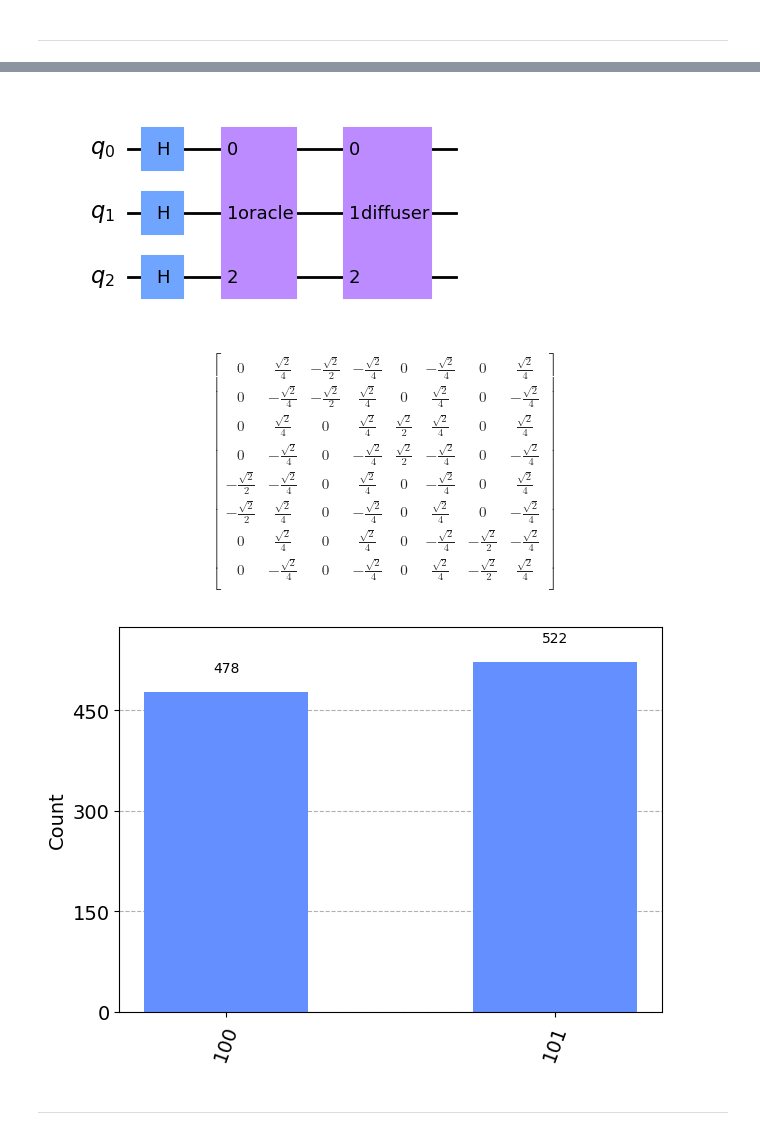
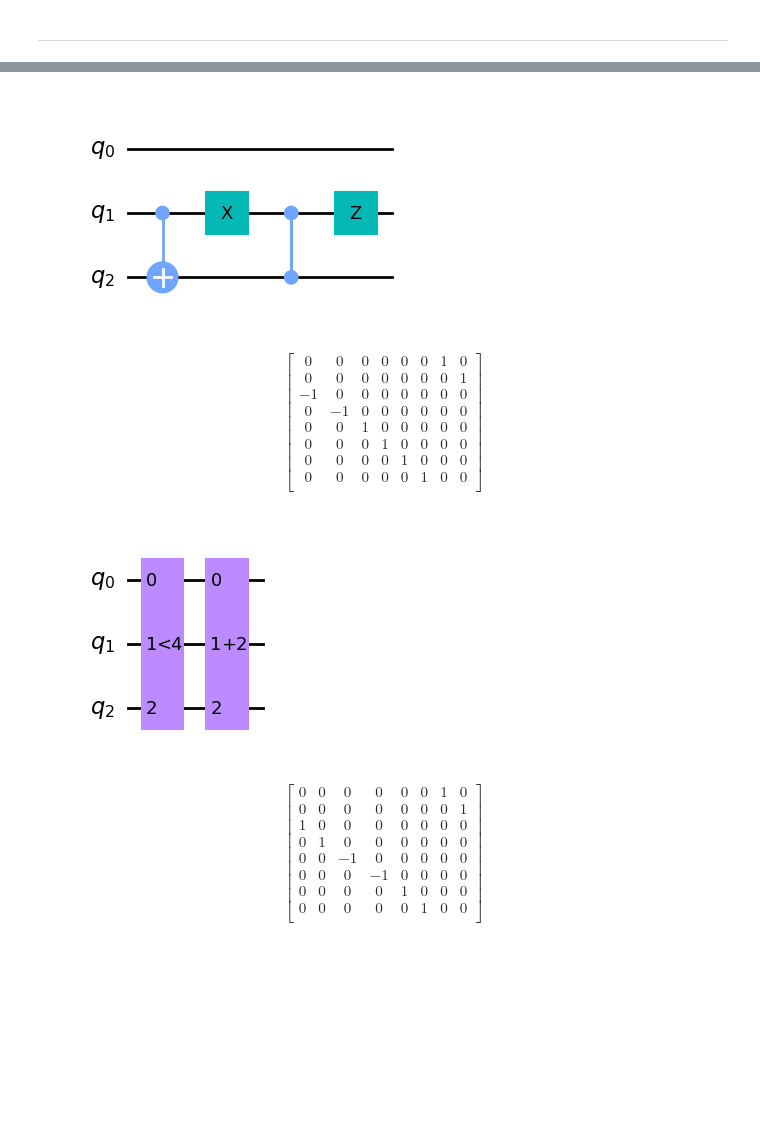
Before and after one commit to Dpbm/scientific-research-1-quantum-oracles, a Jupyter notebook: less-than.ipynb, the cells around one changed output, grey strips where cells are left out. Cells and saved outputs as stored; diff of their text form; code cells hidden in the pictures; blank space fills up the shorter version.

Commit message:
done first tests about less than oracles

```diff
--- a/oracle-less-than/less-than.ipynb
+++ b/less-than.ipynb
@@ -285,31 +255,42 @@ $$- |010\rangle$$
 # %%
-grover_oracle_2 = QuantumCircuit(3, name="oracle")
-grover_oracle_2.append(oracle_less_than_4, _3_qubits_iterator)
-grover_oracle_2.append(add_two_oracle, _3_qubits_iterator)
+add_two_oracle = QuantumCircuit(3, name="+2")
+add_two_oracle.cx(1, 2)
+add_two_oracle.x(1)
+add_two_oracle.cz(1, 2)
+add_two_oracle.z(1)
 
-qc_test_4 = QuantumCircuit(3)
-qc_test_4.h(_3_qubits_iterator)
-qc_test_4.append(grover_oracle_2, _3_qubits_iterator)
-qc_test_4.append(grover_diffuser, _3_qubits_iterator)
+display(add_two_oracle.draw('mpl'))
+show_unitary(add_two_oracle)
 
-display(qc_test_4.draw('mpl'))
-show_unitary(qc_test_4)
-qc_test_4.measure_all()
-plot_results(qc_test_4)
+oracle_2 = QuantumCircuit(3, name="oracle")
+oracle_2.append(oracle_less_than_4, _3_qubits_iterator)
+oracle_2.append(add_two_oracle, _3_qubits_iterator)
+display(oracle_2.draw('mpl'))
+show_unitary(oracle_2)
 # %% [output]
-[figure, old version]
+[figure, new version]
 $$
 \begin{bmatrix}
-0 & \frac{\sqrt{2}}{4} & - \frac{\sqrt{2}}{2} & - \frac{\sqrt{2}}{4} & 0 & - \frac{\sqrt{2}}{4} & 0 & \frac{\sqrt{2}}{4}  \\
- 0 & - \frac{\sqrt{2}}{4} & - \frac{\sqrt{2}}{2} & \frac{\sqrt{2}}{4} & 0 & \frac{\sqrt{2}}{4} & 0 & - \frac{\sqrt{2}}{4}  \\
- 0 & \frac{\sqrt{2}}{4} & 0 & \frac{\sqrt{2}}{4} & \frac{\sqrt{2}}{2} & \frac{\sqrt{2}}{4} & 0 & \frac{\sqrt{2}}{4}  \\
- 0 & - \frac{\sqrt{2}}{4} & 0 & - \frac{\sqrt{2}}{4} & \frac{\sqrt{2}}{2} & - \frac{\sqrt{2}}{4} & 0 & - \frac{\sqrt{2}}{4}  \\
- - \frac{\sqrt{2}}{2} & - \frac{\sqrt{2}}{4} & 0 & \frac{\sqrt{2}}{4} & 0 & - \frac{\sqrt{2}}{4} & 0 & \frac{\sqrt{2}}{4}  \\
- - \frac{\sqrt{2}}{2} & \frac{\sqrt{2}}{4} & 0 & - \frac{\sqrt{2}}{4} & 0 & \frac{\sqrt{2}}{4} & 0 & - \frac{\sqrt{2}}{4}  \\
- 0 & \frac{\sqrt{2}}{4} & 0 & \frac{\sqrt{2}}{4} & 0 & - \frac{\sqrt{2}}{4} & - \frac{\sqrt{2}}{2} & - \frac{\sqrt{2}}{4}  \\
- 0 & - \frac{\sqrt{2}}{4} & 0 & - \frac{\sqrt{2}}{4} & 0 & \frac{\sqrt{2}}{4} & - \frac{\sqrt{2}}{2} & \frac{\sqrt{2}}{4}  \\
+0 & 0 & 0 & 0 & 0 & 0 & 1 & 0  \\
+ 0 & 0 & 0 & 0 & 0 & 0 & 0 & 1  \\
+ -1 & 0 & 0 & 0 & 0 & 0 & 0 & 0  \\
+ 0 & -1 & 0 & 0 & 0 & 0 & 0 & 0  \\
+ 0 & 0 & 1 & 0 & 0 & 0 & 0 & 0  \\
+ 0 & 0 & 0 & 1 & 0 & 0 & 0 & 0  \\
+ 0 & 0 & 0 & 0 & 1 & 0 & 0 & 0  \\
+ 0 & 0 & 0 & 0 & 0 & 1 & 0 & 0  \\
  \end{bmatrix}
 $$
-[figure, old version]
+[figure, new version]
+$$
+\begin{bmatrix}
+0 & 0 & 0 & 0 & 0 & 0 & 1 & 0  \\
+ 0 & 0 & 0 & 0 & 0 & 0 & 0 & 1  \\
+ 1 & 0 & 0 & 0 & 0 & 0 & 0 & 0  \\
+ 0 & 1 & 0 & 0 & 0 & 0 & 0 & 0  \\
+ 0 & 0 & -1 & 0 & 0 & 0 & 0 & 0  \\
+ 0 & 0 & 0 & -1 & 0 & 0 & 0 & 0  \\
+ 0 & 0 & 0 & 0 & 1 & 0 & 0 & 0  \\
+ 0 & 0 & 0 & 0 & 0 & 1 & 0 & 0  \\
+ \end{bmatrix}
+$$
-# %% [markdown]
----
```
Also changed, not shown: parts of 6 cells of this notebook.
